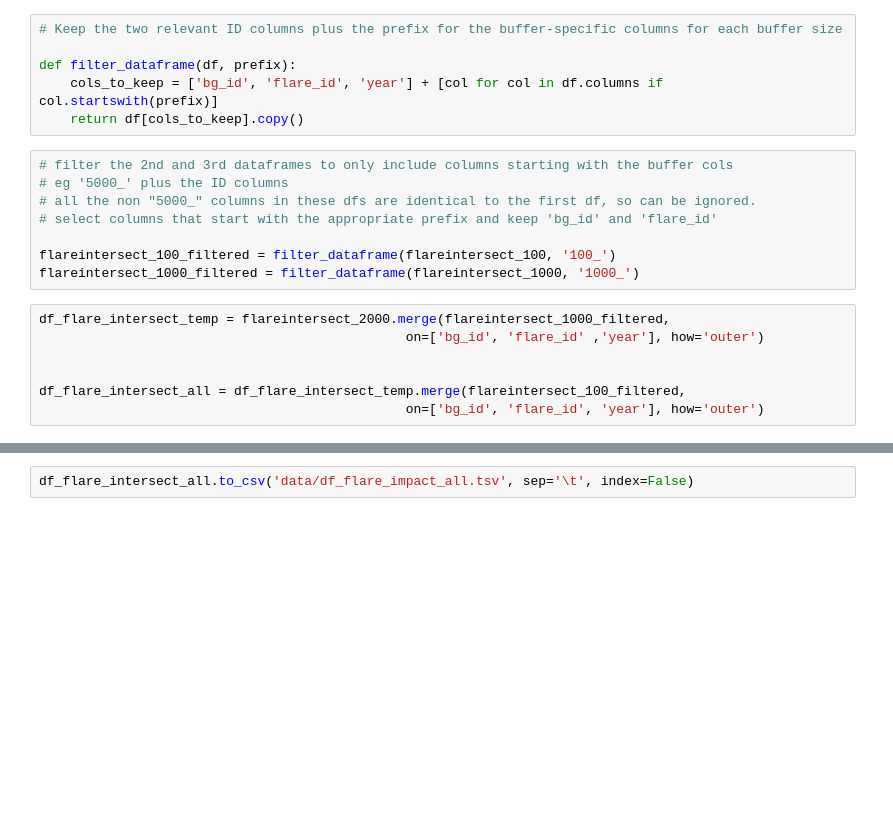
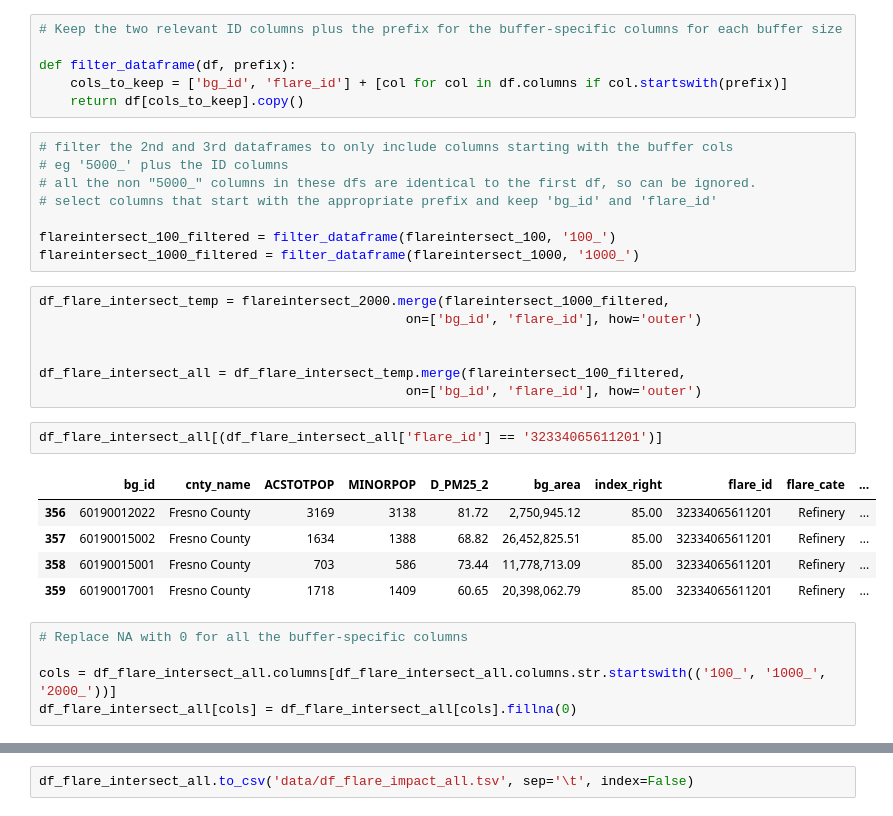
Before and after one commit to natebendermontana/capstone_rmi, a Jupyter notebook: bg_flare_impact.ipynb, the cells around one changed output, grey strips where cells are left out. Cells and saved outputs as stored; diff of their text form; blank space fills up the shorter version.

```diff
--- a/bg_flare_impact.ipynb
+++ b/bg_flare_impact.ipynb
@@ -686,7 +724,7 @@ df_flareintersect_geoall.to_file('data/df_flare_geoall.shp', driver='ESRI Shapef
 # Keep the two relevant ID columns plus the prefix for the buffer-specific columns for each buffer size
 
 def filter_dataframe(df, prefix):
-    cols_to_keep = ['bg_id', 'flare_id', 'year'] + [col for col in df.columns if col.startswith(prefix)]
+    cols_to_keep = ['bg_id', 'flare_id'] + [col for col in df.columns if col.startswith(prefix)]
     return df[cols_to_keep].copy()
 # %%
 # filter the 2nd and 3rd dataframes to only include columns starting with the buffer cols
@@ -698,8 +736,21 @@ flareintersect_100_filtered = filter_dataframe(flareintersect_100, '100_')
 flareintersect_1000_filtered = filter_dataframe(flareintersect_1000, '1000_')
 # %%
 df_flare_intersect_temp = flareintersect_2000.merge(flareintersect_1000_filtered,
-                                               on=['bg_id', 'flare_id' ,'year'], how='outer')
+                                               on=['bg_id', 'flare_id'], how='outer')
 
 
 df_flare_intersect_all = df_flare_intersect_temp.merge(flareintersect_100_filtered,
-                                               on=['bg_id', 'flare_id', 'year'], how='outer')
+                                               on=['bg_id', 'flare_id'], how='outer')
+# %%
+df_flare_intersect_all[(df_flare_intersect_all['flare_id'] == '32334065611201')]
+# %% [output]
+|  | bg_id | cnty_name | ACSTOTPOP | MINORPOP | D_PM25_2 | bg_area | index_right | flare_id | flare_cate | ... |
+| 356 | 60190012022 | Fresno County | 3169 | 3138 | 81.72 | 2,750,945.12 | 85.00 | 32334065611201 | Refinery | ... |
+| 357 | 60190015002 | Fresno County | 1634 | 1388 | 68.82 | 26,452,825.51 | 85.00 | 32334065611201 | Refinery | ... |
+| 358 | 60190015001 | Fresno County | 703 | 586 | 73.44 | 11,778,713.09 | 85.00 | 32334065611201 | Refinery | ... |
+| 359 | 60190017001 | Fresno County | 1718 | 1409 | 60.65 | 20,398,062.79 | 85.00 | 32334065611201 | Refinery | ... |
+# %%
+# Replace NA with 0 for all the buffer-specific columns
+
+cols = df_flare_intersect_all.columns[df_flare_intersect_all.columns.str.startswith(('100_', '1000_', '2000_'))]
+df_flare_intersect_all[cols] = df_flare_intersect_all[cols].fillna(0)
```
Also changed, not shown: parts of 53 cells of this notebook.
